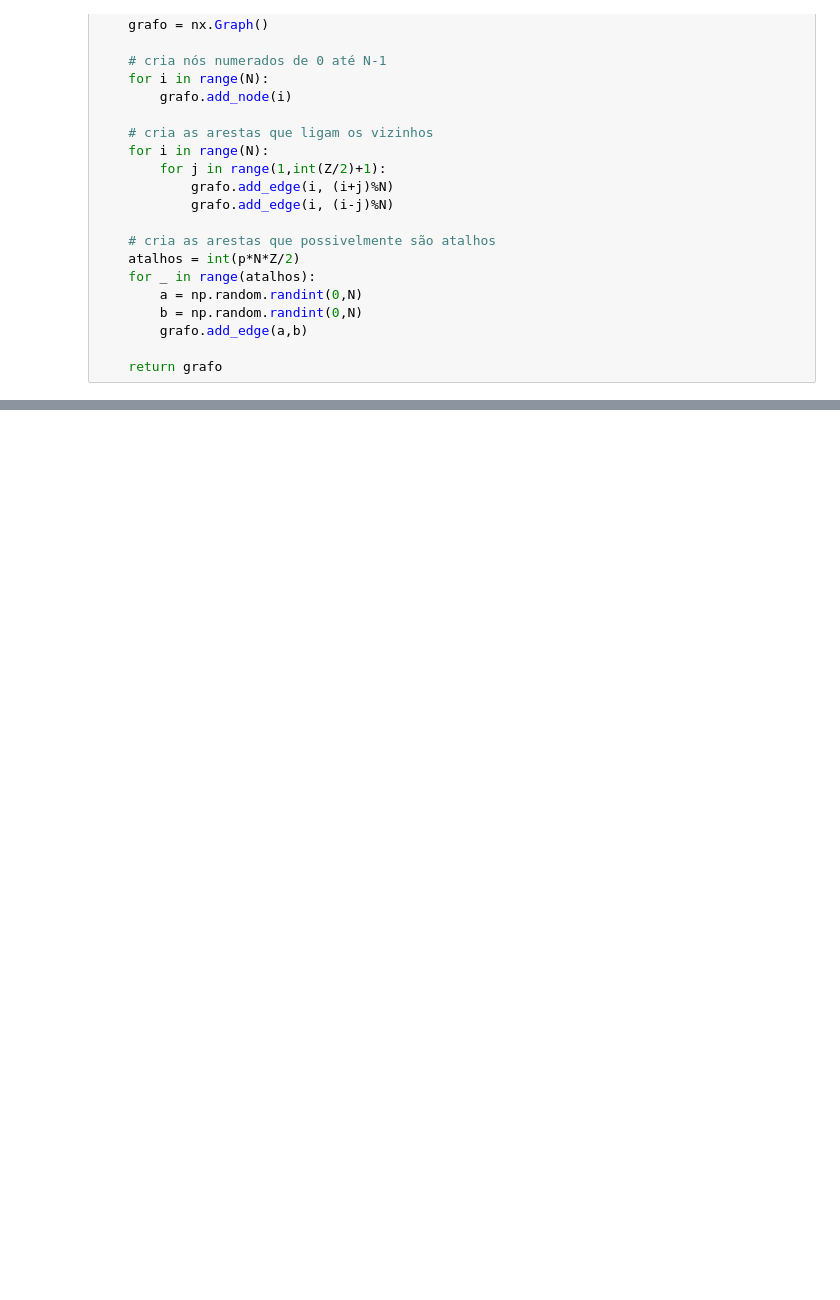
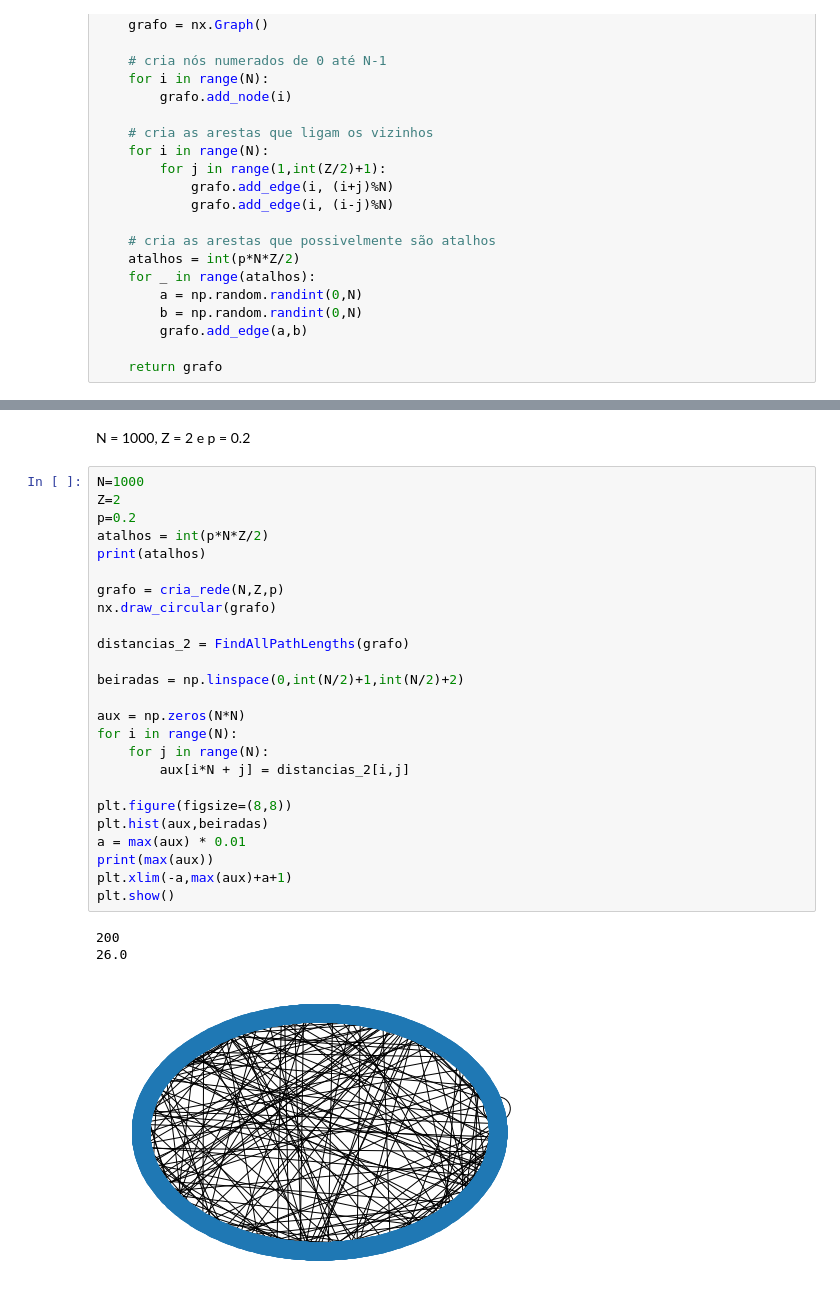
Before and after one commit to AlantheBenign/Fisica-Computacional-Informacao-e-Complexidade, a Jupyter notebook: Aula 7 - Redes Complexas/Rede de mundo pequeno.ipynb, the cells around one changed output, grey strips where cells are left out. Cells and saved outputs as stored; diff of their text form; blank space fills up the shorter version.

```diff
--- a/Aula 7 - Redes Complexas/Rede de mundo pequeno.ipynb
+++ b/Aula 7 - Redes Complexas/Rede de mundo pequeno.ipynb
@@ -66,0 +119,31 @@ nx.draw_circular(grafo,node_color=cores)
+# %% [markdown]
+N = 1000, Z = 2 e p = 0.2
+# %%
+N=1000
+Z=2
+p=0.2
+atalhos = int(p*N*Z/2)
+print(atalhos)
+
+grafo = cria_rede(N,Z,p)
+nx.draw_circular(grafo)
+
+distancias_2 = FindAllPathLengths(grafo)
+
+beiradas = np.linspace(0,int(N/2)+1,int(N/2)+2)
+
+aux = np.zeros(N*N)
+for i in range(N):
+    for j in range(N):
+        aux[i*N + j] = distancias_2[i,j]
+
+plt.figure(figsize=(8,8))
+plt.hist(aux,beiradas)
+a = max(aux) * 0.01
+print(max(aux))
+plt.xlim(-a,max(aux)+a+1)
+plt.show()
+# %% [output]
+200
+26.0
+[figure, added]
```
Also changed, not shown: parts of 25 cells of this notebook, 3 other files.
